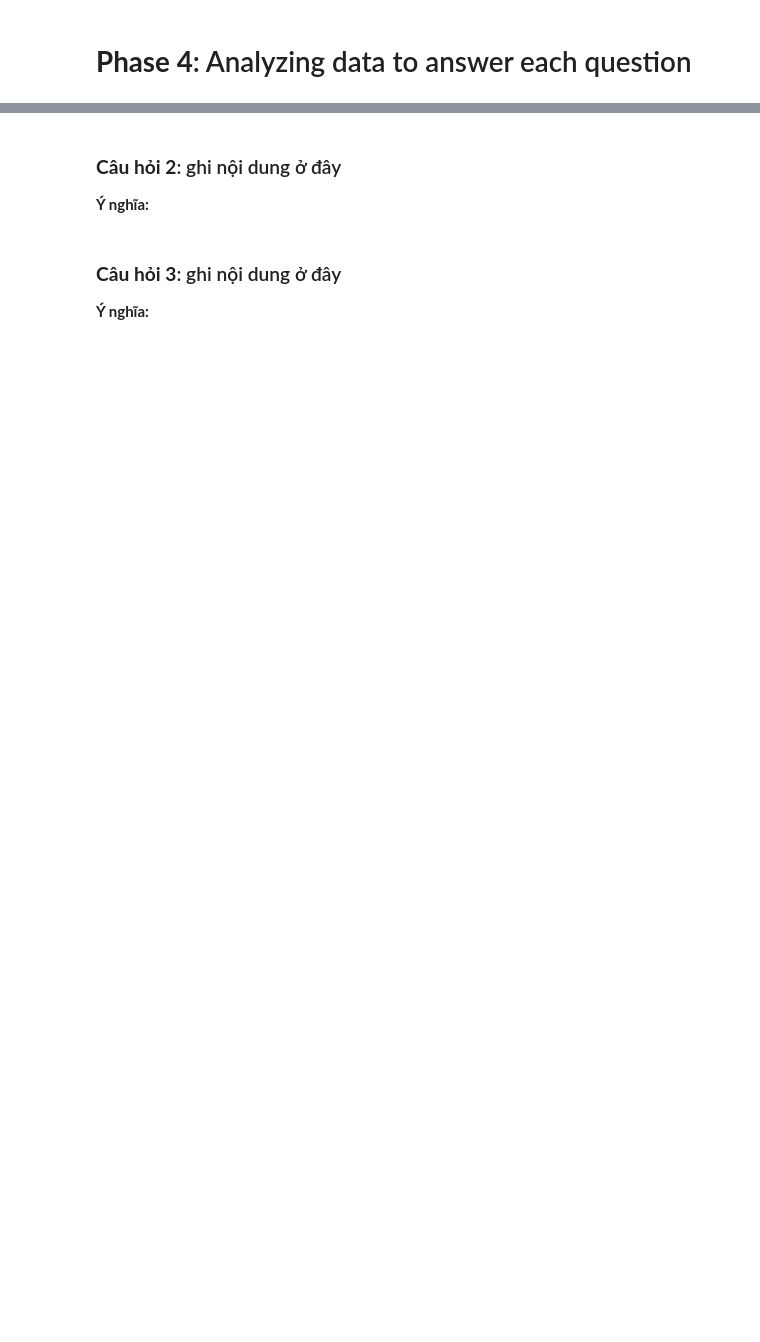
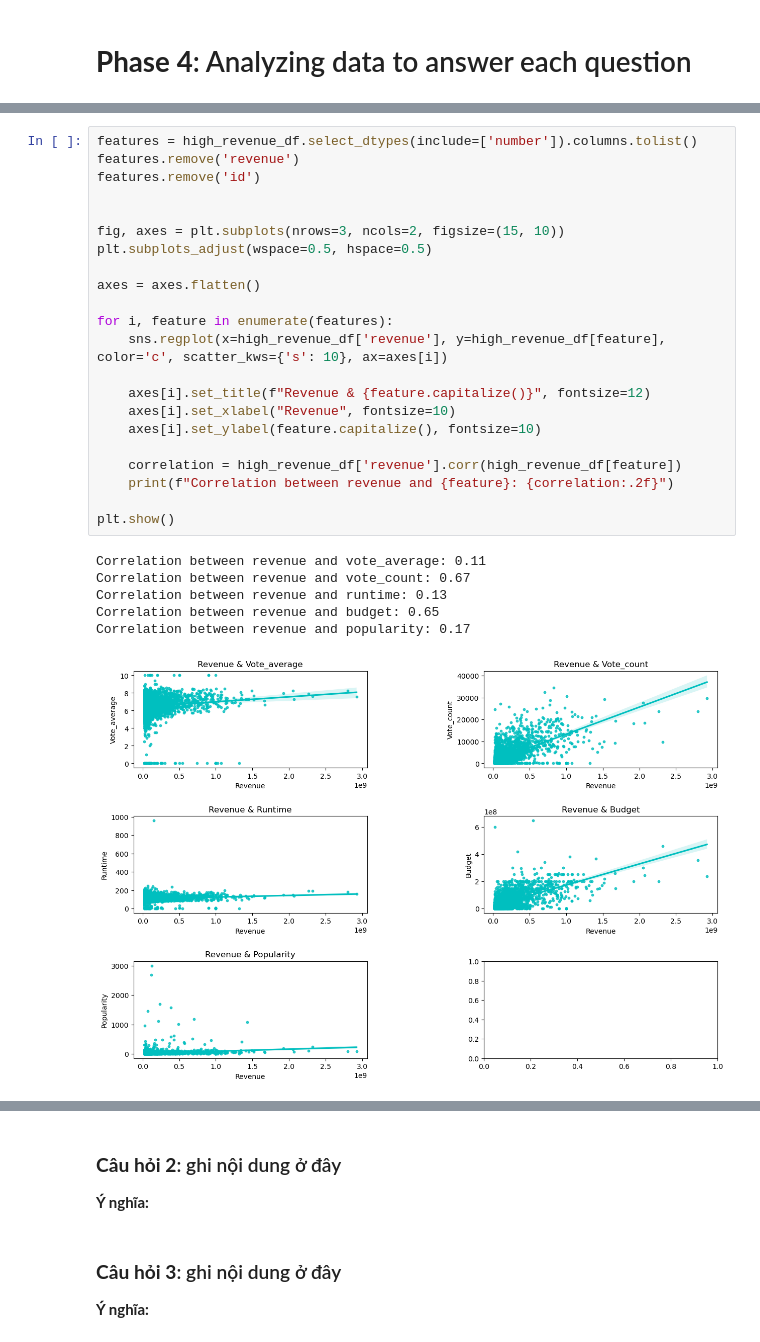
Before and after one commit to baohuyvanba/hcmus_dsp_finalproject_CSC17104, a Jupyter notebook: finalproject.ipynb, the cells around one changed output, grey strips where cells are left out. Drawn from its saved outputs; the diff is of its cells as text; blank space fills up the shorter version.

```diff
--- a/finalproject.ipynb
+++ b/finalproject.ipynb
@@ -209,0 +277,29 @@ memory usage: 163.7+ MB
+# %%
+features = high_revenue_df.select_dtypes(include=['number']).columns.tolist()
+features.remove('revenue')
+features.remove('id')
+
+
+fig, axes = plt.subplots(nrows=3, ncols=2, figsize=(15, 10))
+plt.subplots_adjust(wspace=0.5, hspace=0.5)
+
+axes = axes.flatten()
+
+for i, feature in enumerate(features):
+    sns.regplot(x=high_revenue_df['revenue'], y=high_revenue_df[feature], color='c', scatter_kws={'s': 10}, ax=axes[i])
+
+    axes[i].set_title(f"Revenue & {feature.capitalize()}", fontsize=12)
+    axes[i].set_xlabel("Revenue", fontsize=10)
+    axes[i].set_ylabel(feature.capitalize(), fontsize=10)
+
+    correlation = high_revenue_df['revenue'].corr(high_revenue_df[feature])
+    print(f"Correlation between revenue and {feature}: {correlation:.2f}")
+
+plt.show()
+# %% [output]
+Correlation between revenue and vote_average: 0.11
+Correlation between revenue and vote_count: 0.67
+Correlation between revenue and runtime: 0.13
+Correlation between revenue and budget: 0.65
+Correlation between revenue and popularity: 0.17
+[figure, added]
```
Also changed, not shown: parts of 18 cells of this notebook.
